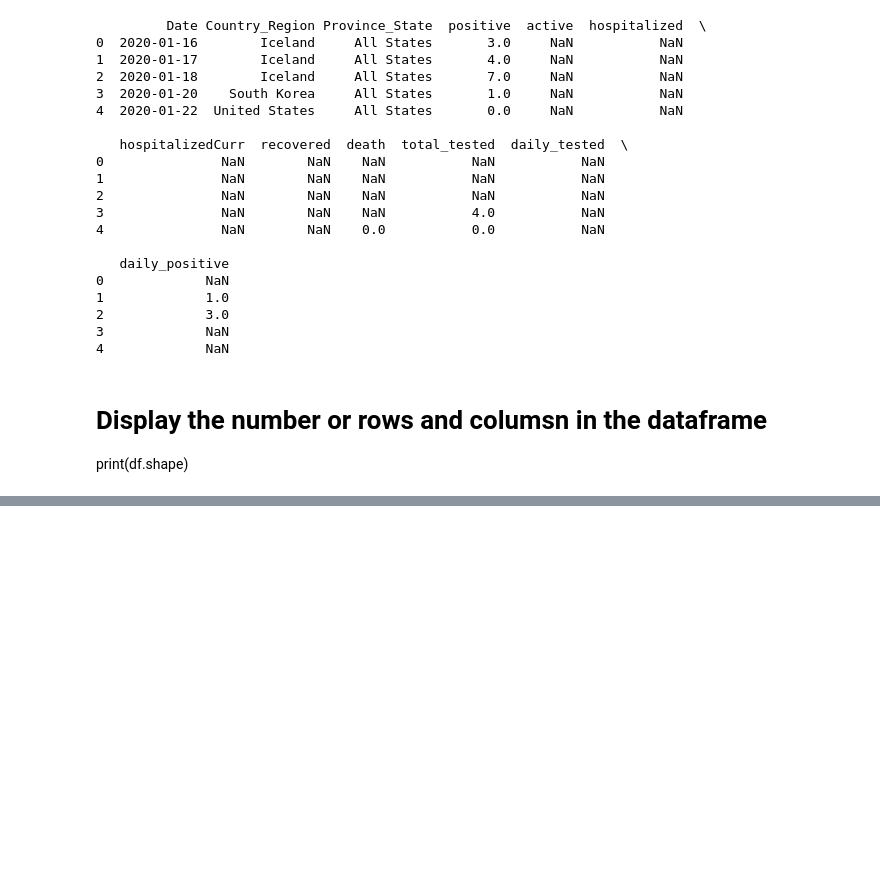
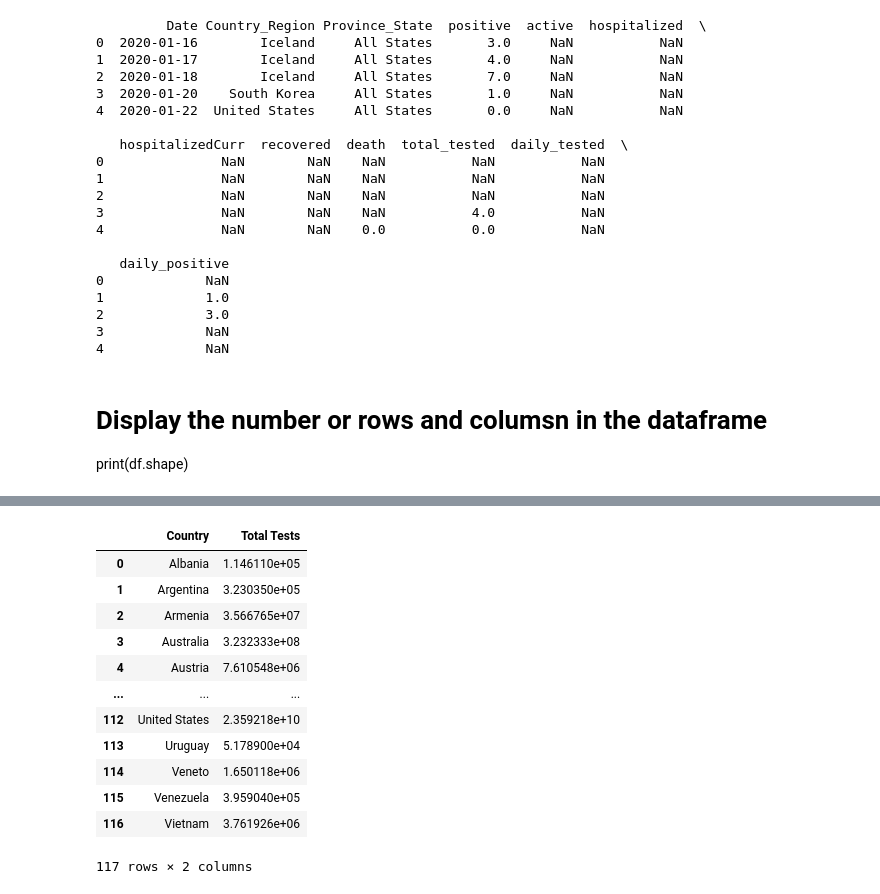
Before and after one commit to rtandle04/CopilotHackathon, a Jupyter notebook: COVID19WorldwideTesting Data.ipynb, the cells around one changed output, grey strips where cells are left out. Cells and saved outputs as stored; diff of their text form; code cells hidden in the pictures; blank space fills up the shorter version.

```diff
--- a/COVID19WorldwideTesting Data.ipynb
+++ b/COVID19WorldwideTesting Data.ipynb
@@ -30,0 +86,10 @@ print(df.shape)
+# %%
+data = df[['Country_Region', 'positive', 'total_tested']]
+# %%
+data.rename(columns={
+    'Country_Region': 'Country',
+    'positive': 'Positive Cases',
+    'total_tested': 'Total Tested'
+}, inplace=True)
+
+print(data.head())
@@ -30,0 +180,26 @@ print(df.shape)
+# %%
+# Group the data by 'Country' and calculate the sum of 'Total Tested'
+
+total_tests = data.groupby('Country')['Total Tested'].sum()
+
+# Create a new dataframe with the total tests conducted for each country
+
+df_total_tests = pd.DataFrame({'Country': total_tests.index, 'Total Tests': total_tests.values})
+
+# Display the new dataframe
+
+df_total_tests
+# %% [output]
+|  | Country | Total Tests |
+| 0 | Albania | 1.146110e+05 |
+| 1 | Argentina | 3.230350e+05 |
+| 2 | Armenia | 3.566765e+07 |
+| 3 | Australia | 3.232333e+08 |
+| 4 | Austria | 7.610548e+06 |
+| ... | ... | ... |
+| 112 | United States | 2.359218e+10 |
+| 113 | Uruguay | 5.178900e+04 |
+| 114 | Veneto | 1.650118e+06 |
+| 115 | Venezuela | 3.959040e+05 |
+| 116 | Vietnam | 3.761926e+06 |
+117 rows × 2 columns
```
Also changed, not shown: parts of 19 cells of this notebook.
